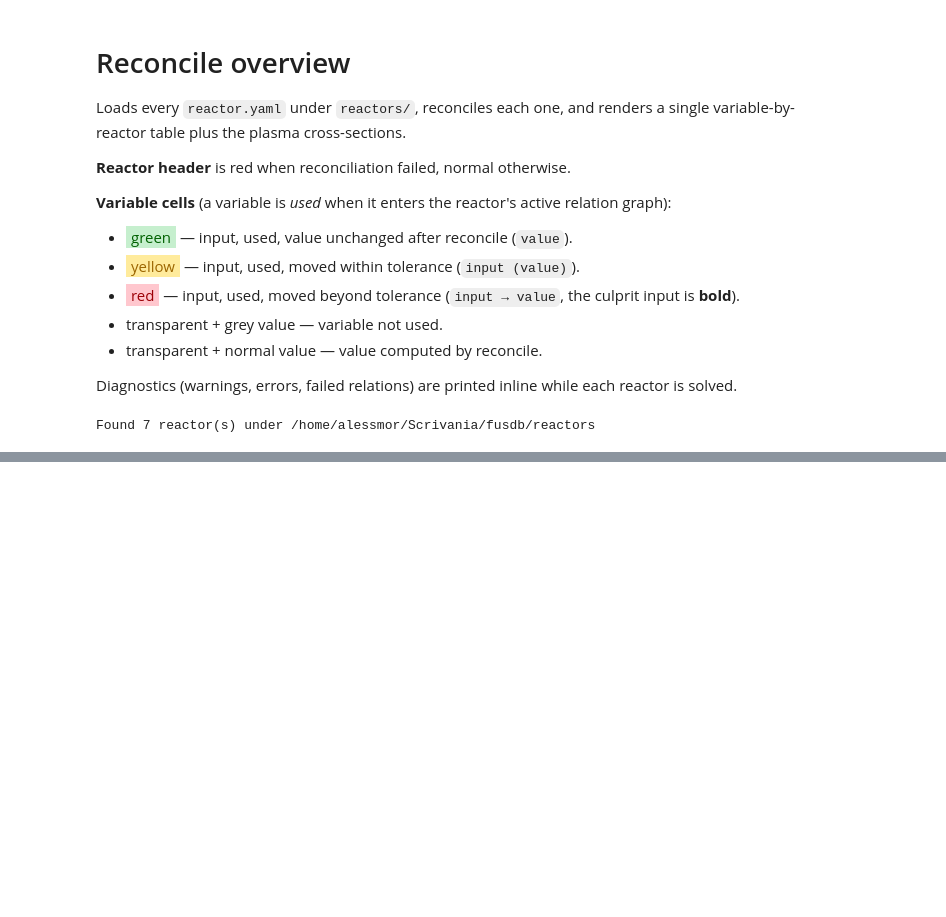
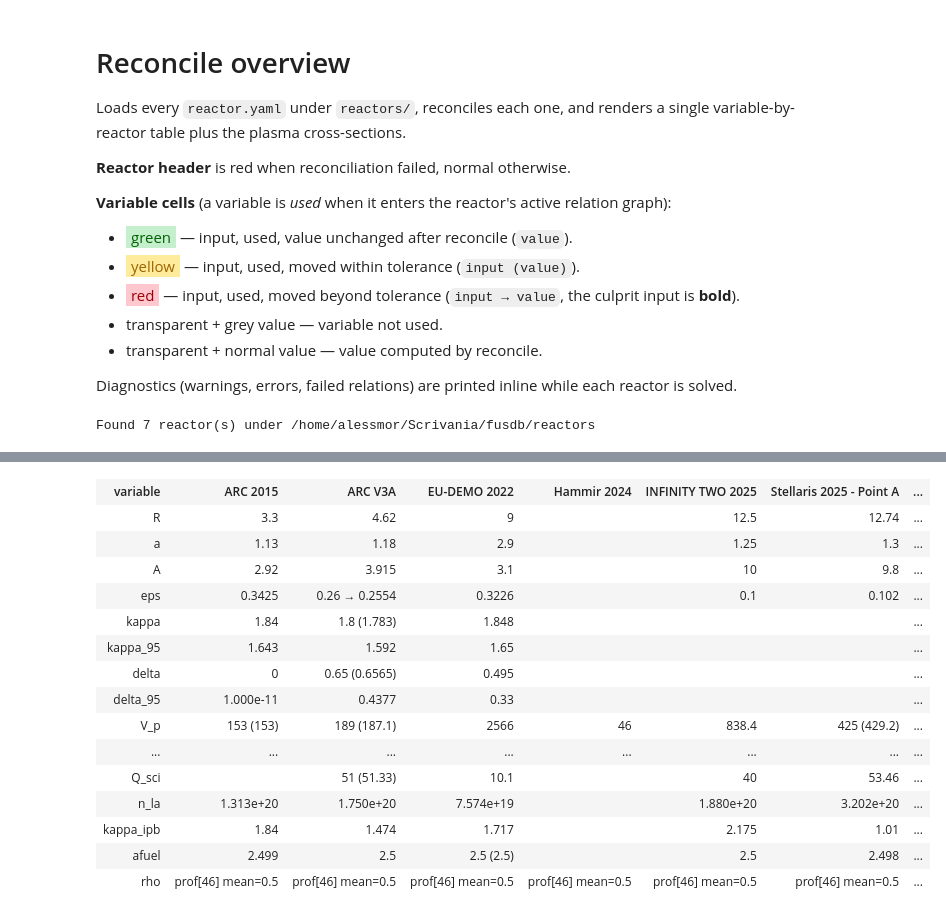
Before and after one commit to AlessMor/fusdb, a Jupyter notebook: examples/reconcile_overview.ipynb, the cells around one changed output, grey strips where cells are left out. Drawn from its saved outputs; the diff is of its cells as text; code cells hidden in the pictures; blank space fills up the shorter version.

```diff
--- a/examples/reconcile_overview.ipynb
+++ b/examples/reconcile_overview.ipynb
@@ -179,3 +109,103 @@ display(HTML("".join(html)))
+# %%
+# Interactive variable-by-reactor table with relation hover tooltips.
+# In reconcile, active incident relations are the constraints/providers that can shape a variable.
+import html as _html
+
+
+def _cell_display(var, used):
+    background = ""
+    color = "#000000"
+    text = ""
+    if var is None:
+        return background, color, text
+
+    has_input = var.input_value is not None
+    inp = var.input_value
+    val = var.value
+    if has_input and used and val is not None:
+        ai = np.asarray(inp, dtype=float)
+        av = np.asarray(val, dtype=float)
+        try:
+            exact = bool(np.array_equal(ai, av))
+            scale = max(float(np.max(np.abs(ai))), float(np.max(np.abs(av))), 1e-300)
+            tol = max(float(var.abs_tol or 0.0), float(var.rel_tol or 0.0) * scale)
+            within = bool(np.all(np.abs(av - ai) <= tol))
+        except Exception:
+            exact, within = False, False
+        if exact:
+            background, color, text = "#c6efce", "#006100", fmt(val)
+        elif within:
+            background, color, text = "#ffeb9c", "#9c6500", f"{fmt(inp)} ({fmt(val)})"
+        else:
+            background, color, text = "#ffc7ce", "#9c0006", f"<b>{fmt(inp)}</b> &rarr; {fmt(val)}"
+    elif has_input and not used:
+        color, text = "#6E6E6E", fmt(inp)
+    elif (not has_input) and used and val is not None:
+        color, text = "#FFFFFF", fmt(val)
+    elif has_input and used and val is None:
+        color, text = "#606060", fmt(inp)
+    return background, color, text
+
+
+def _relation_names_for_variable(system, name):
+    rel_names = [rel.name for rel in system.relations if name in rel.variables]
+    return list(dict.fromkeys(rel_names))
+
+
+var_names_interactive = set()
+for rec in records:
+    var_names_interactive |= rec["active"]
+    for name, var in rec["system"].variables_by_name.items():
+        if var.input_value is not None:
+            var_names_interactive.add(name)
+registry_order = {
+    spec.name: index
+    for index, spec in enumerate(records[0]["system"].variable_registry)
+} if records else {}
+var_names_interactive = sorted(
+    var_names_interactive,
+    key=lambda name: (registry_order.get(name, len(registry_order)), name),
+)
+
+html = ["<table style='border-collapse:collapse;font-size:0.8em'>"]
+html.append("<tr><th style='text-align:left;padding:2px 8px'>variable</th>")
+for rec in records:
+    color = "#c00000" if not rec["success"] else "#1EFF00"
+    html.append(f"<th style='padding:2px 8px;color:{color}'>{_html.escape(rec['name'])}</th>")
+html.append("</tr>")
+
+for name in var_names_interactive:
+    html.append(f"<tr><td style='text-align:left;padding:2px 8px;font-weight:bold'>{_html.escape(name)}</td>")
+    for rec in records:
+        system = rec["system"]
+        var = system.variables_by_name.get(name)
+        background, color, text = _cell_display(var, name in rec["active"])
+        style = f"padding:2px 8px;color:{color}"
+        if background:
+            style += f";background-color:{background}"
+        rel_names = _relation_names_for_variable(system, name)
+        title = f" title='{_html.escape(chr(10).join(rel_names), quote=True)}'" if rel_names else ""
+        html.append(f"<td style='{style}'{title}>{text}</td>")
+    html.append("</tr>")
+html.append("</table>")
+display(HTML("".join(html)))
+# %% [output]
+| variable | ARC 2015 | ARC V3A | EU-DEMO 2022 | Hammir 2024 | INFINITY TWO 2025 | Stellaris 2025 - Point A | ... |
+| R | 3.3 | 4.62 | 9 |  | 12.5 | 12.74 | ... |
+| a | 1.13 | 1.18 | 2.9 |  | 1.25 | 1.3 | ... |
+| A | 2.92 | 3.915 | 3.1 |  | 10 | 9.8 | ... |
+| eps | 0.3425 | 0.26 → 0.2554 | 0.3226 |  | 0.1 | 0.102 | ... |
+| kappa | 1.84 | 1.8 (1.783) | 1.848 |  |  |  | ... |
+| kappa_95 | 1.643 | 1.592 | 1.65 |  |  |  | ... |
+| delta | 0 | 0.65 (0.6565) | 0.495 |  |  |  | ... |
+| delta_95 | 1.000e-11 | 0.4377 | 0.33 |  |  |  | ... |
+| V_p | 153 (153) | 189 (187.1) | 2566 | 46 | 838.4 | 425 (429.2) | ... |
+| ... | ... | ... | ... | ... | ... | ... | ... |
+| Q_sci |  | 51 (51.33) | 10.1 |  | 40 | 53.46 | ... |
+| n_la | 1.313e+20 | 1.750e+20 | 7.574e+19 |  | 1.880e+20 | 3.202e+20 | ... |
+| kappa_ipb | 1.84 | 1.474 | 1.717 |  | 2.175 | 1.01 | ... |
+| afuel | 2.499 | 2.5 | 2.5 (2.5) |  | 2.5 | 2.498 | ... |
+| rho | prof[46] mean=0.5 | prof[46] mean=0.5 | prof[46] mean=0.5 | prof[46] mean=0.5 | prof[46] mean=0.5 | prof[46] mean=0.5 | ... |
 # %%
 # Plasma cross-sections, with reactor geometry summarised in the legend below.
 fig, ax = plt.subplots(figsize=(7, 8))
```
Also changed, not shown: parts of 4 cells of this notebook, 11 other files.
